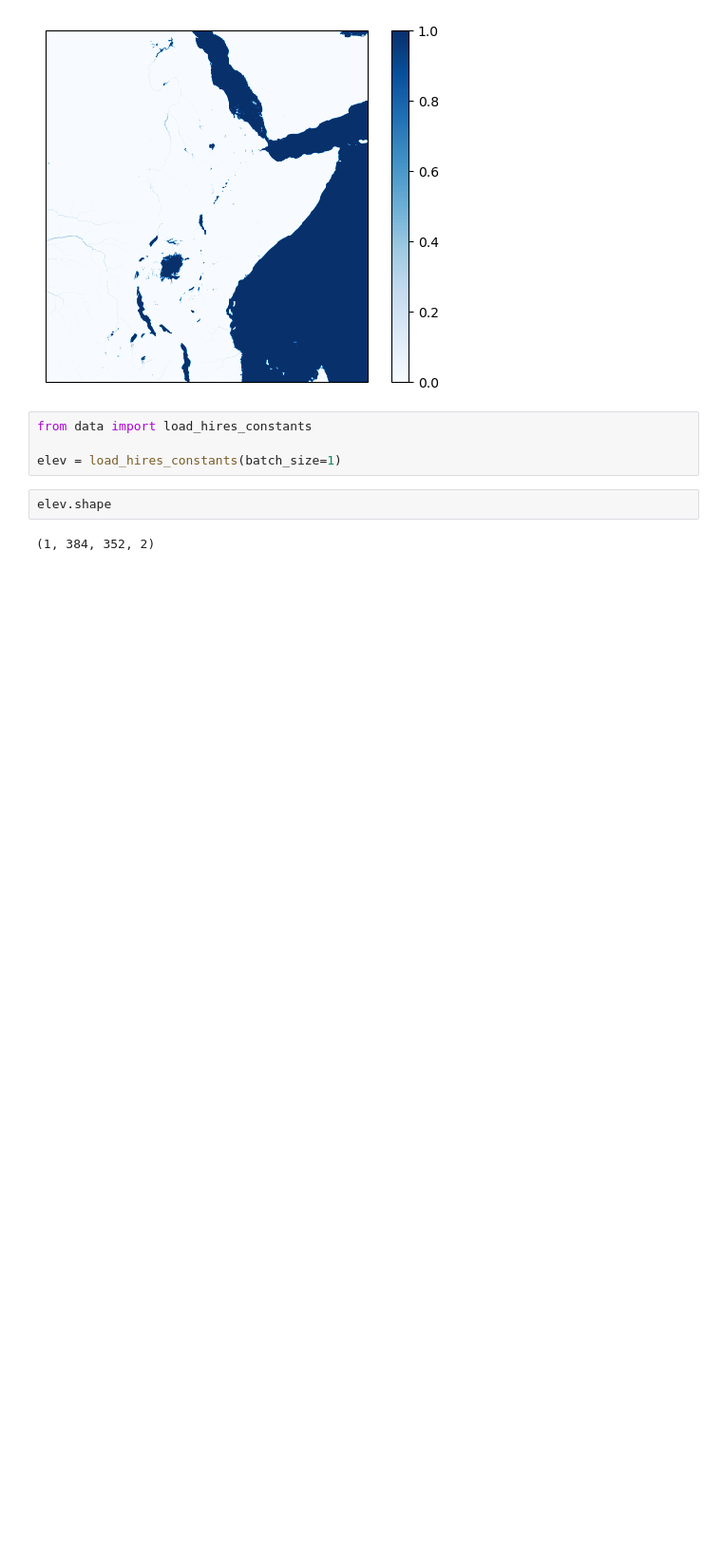
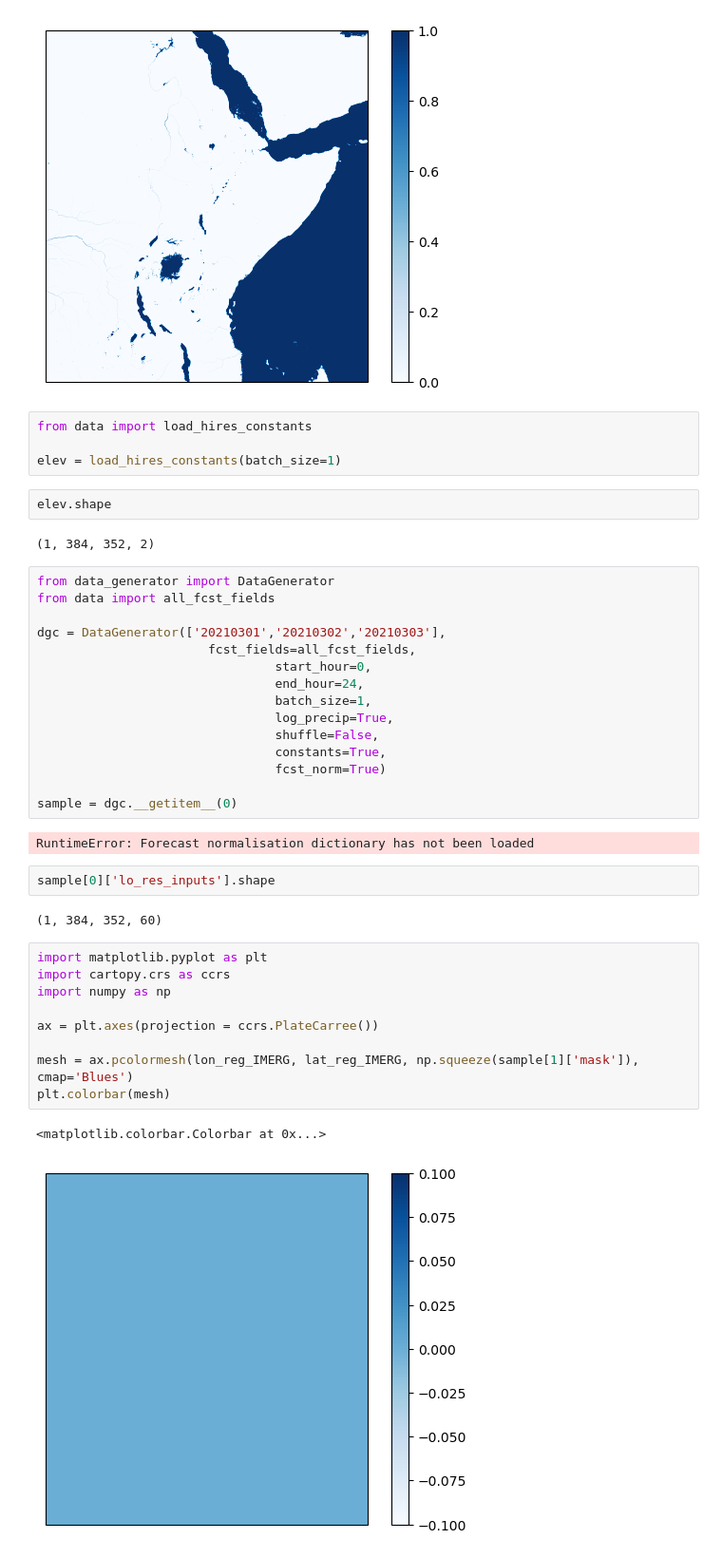
Before and after one commit to snath-xoc/public-downscaling-cgan, a Jupyter notebook: shruti/create_tfrecords.ipynb, the cells around one changed output. Shown: that part at 95% size. Saved outputs shown, nothing was run; the diff lists cells and outputs as text; blank space fills up the shorter version.

Commit message:
working on xbatcher based data generator

```diff
--- a/shruti/create_tfrecords.ipynb
+++ b/shruti/create_tfrecords.ipynb
@@ -100,3 +95,36 @@ elev = load_hires_constants(batch_size=1)
 elev.shape
 # %% [output]
 (1, 384, 352, 2)
+# %%
+from data_generator import DataGenerator
+from data import all_fcst_fields
+
+dgc = DataGenerator(['20210301','20210302','20210303'],
+                       fcst_fields=all_fcst_fields,
+                                start_hour=0,
+                                end_hour=24,
+                                batch_size=1,
+                                log_precip=True,
+                                shuffle=False,
+                                constants=True,
+                                fcst_norm=True)
+
+sample = dgc.__getitem__(0)
+# %% [output]
+RuntimeError: Forecast normalisation dictionary has not been loaded
+# %%
+sample[0]['lo_res_inputs'].shape
+# %% [output]
+(1, 384, 352, 60)
+# %%
+import matplotlib.pyplot as plt
+import cartopy.crs as ccrs
+import numpy as np
+
+ax = plt.axes(projection = ccrs.PlateCarree())
+
+mesh = ax.pcolormesh(lon_reg_IMERG, lat_reg_IMERG, np.squeeze(sample[1]['mask']), cmap='Blues')
+plt.colorbar(mesh)
+# %% [output]
+<matplotlib.colorbar.Colorbar at 0x...>
+[figure, added]
```
Also changed, not shown: parts of 5 cells of this notebook, 9 other files.
